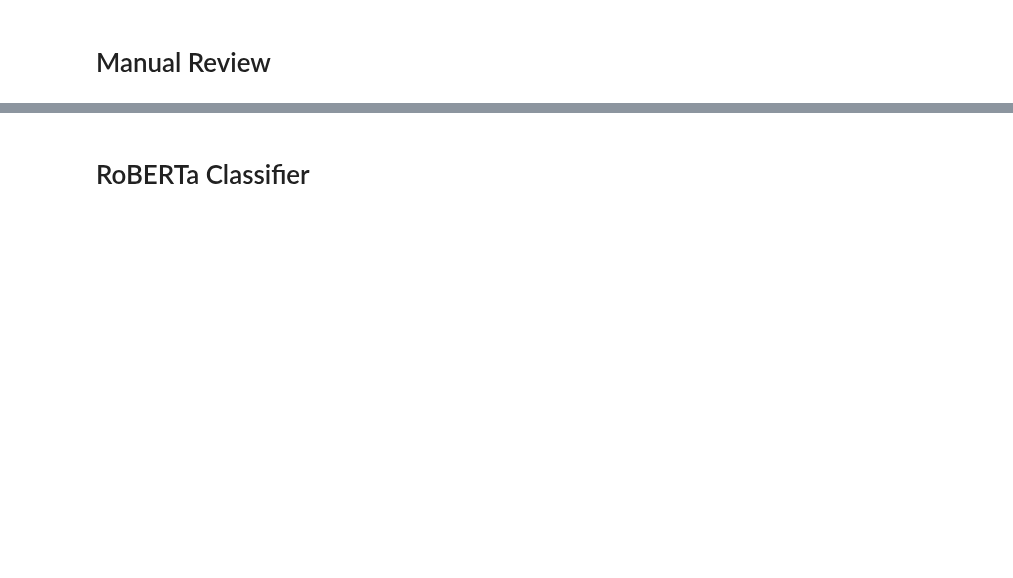
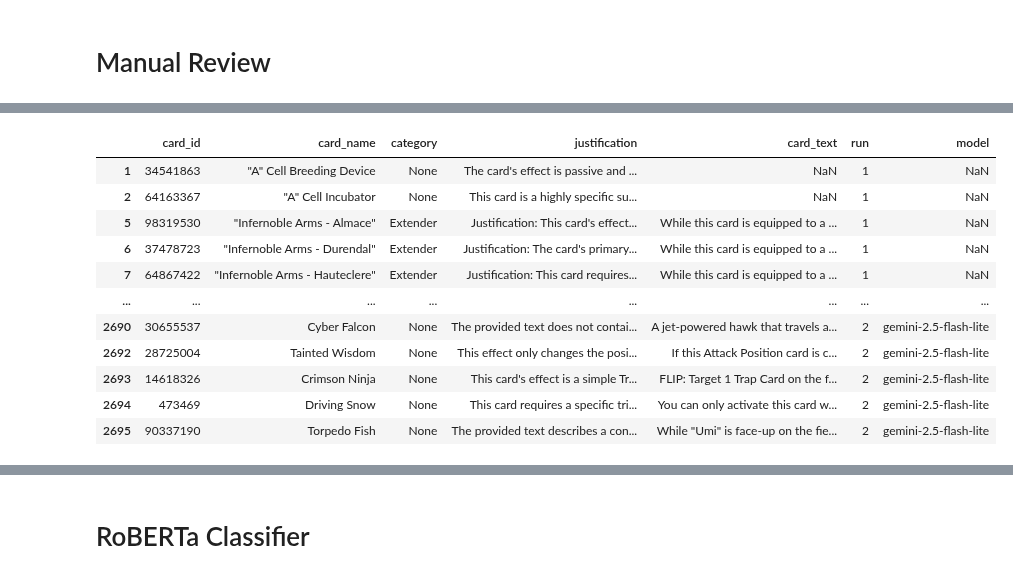
Before and after one commit to mlchrzan/Heart-of-the-Cards, a Jupyter notebook: Code/LLM_categorization.ipynb, the cells around one changed output, grey strips where cells are left out. Cells and saved outputs as stored; diff of their text form; code cells hidden in the pictures; blank space fills up the shorter version.

Commit message:
most recent pulls

```diff
--- a/Code/LLM_categorization.ipynb
+++ b/Code/LLM_categorization.ipynb
@@ -148,14 +149,14 @@ def categorize_card(card_name, local=True,
         result = response.text.strip()
         return result
 # %%
-def parse_response(card, response):
+def parse_response(card, model, response, run=None):
     """
     Parses the response from the Gemini API to extract the category and justification.
 
     Args:
-        response (google.genai.types.GenerateContentResponse): The response object from the Gemini API.
         card (str): The name of the card being categorized.
-        local (bool): If True, uses the local client; if False, uses the remote Gemini API.
+        model (str): The model used for categorization.
+        response (str): The response text from the LLM.
 
     Returns:
         dict: A dictionary containing the card ID, name, category, justification, and card text.
@@ -175,7 +176,9 @@ def parse_response(card, response):
         'card_name': [card],
         'category': [category],
         'justification': [justification],
-        'card_text': [data.loc[data['name'] == card, 'desc'].values[0]]
+        'card_text': [data.loc[data['name'] == card, 'desc'].values[0]],
+        'model': [model],
+        'run': run if run is not None else None
     })
 
     return new_row
@@ -446,0 +328,8 @@ Redoing 214 cards that are not in the expected categories.
+# %%
+# Redo any cards who aren't one of the expected categories
+redo_cards = results[~results['category'].isin(['Starter', 'Handtrap', 'Extender',
+                                                'Board Breaker', 'Garnet', 'None'])].copy()
+if not redo_cards.empty:
+    print(f"Redoing {len(redo_cards)} cards that are not in the expected categories.")
+
+# Check if the justification column has the category and pull it out using regex
@@ -446,0 +338,63 @@ Redoing 214 cards that are not in the expected categories.
+# %%
+def find_category(row):
+    '''
+    Helper function to find the category in the row.
+    It checks both the 'category' and 'justification' columns for a match.
+    '''
+    # First, try to find the category in the 'category' column itself
+    match = re.search(r'Category:\s*(\w+)', str(row['category']))
+    if match:
+        return match.group(1)
+
+    # If not found, try to find it in the 'justification' column
+    match = re.search(r'Category:\s*(\w+)', str(row['justification']))
+    if match:
+        return match.group(1)
+
+    # Otherwise, return the original category
+    return row['category']
+
+def fix_board(row):
+    '''
+    Helper function to fix the category if it is 'Board'.
+    This is a special case where 'Board' should be changed to 'Board Breaker'.
+    '''
+    # If the category is 'Board', change it to 'Board Breaker'
+    if row['category'] == 'Board':
+        return 'Board Breaker'
+    return row['category']
+
+def fix_category(row):
+    '''
+    Helper function to fix the category of a card.
+    It checks the 'category' and 'justification' columns for the category,
+    and applies the find_category and fix_board functions to ensure the category is correct.
+    If the category is still not one of the expected categories, it sets it to 'None', which after evaluating the justification columns seems to be appropriate. A new prompt could be created to handle this better in the future as the models are not returning None as a category.
+    '''
+    row['category'] = find_category(row)
+    row['category'] = fix_board(row)
+
+    # If the category is still not one of the expected categories, set it to 'None'
+    if row['category'] not in ['Starter', 'Handtrap', 'Extender',
+                               'Board Breaker', 'Garnet', 'None']:
+        return 'None'
+
+    return row['category']
+
+
+redo_cards['category'] = redo_cards.apply(fix_category, axis=1)
+
+redo_cards
+# %% [output]
+|  | card_id | card_name | category | justification | card_text | run | model |
+| 1 | 34541863 | "A" Cell Breeding Device | None | The card's effect is passive and ... | NaN | 1 | NaN |
+| 2 | 64163367 | "A" Cell Incubator | None | This card is a highly specific su... | NaN | 1 | NaN |
+| 5 | 98319530 | "Infernoble Arms - Almace" | Extender | Justification: This card's effect... | While this card is equipped to a ... | 1 | NaN |
+| 6 | 37478723 | "Infernoble Arms - Durendal" | Extender | Justification: The card's primary... | While this card is equipped to a ... | 1 | NaN |
+| 7 | 64867422 | "Infernoble Arms - Hauteclere" | Extender | Justification: This card requires... | While this card is equipped to a ... | 1 | NaN |
+| ... | ... | ... | ... | ... | ... | ... | ... |
+| 2690 | 30655537 | Cyber Falcon | None | The provided text does not contai... | A jet-powered hawk that travels a... | 2 | gemini-2.5-flash-lite |
+| 2692 | 28725004 | Tainted Wisdom | None | This effect only changes the posi... | If this Attack Position card is c... | 2 | gemini-2.5-flash-lite |
+| 2693 | 14618326 | Crimson Ninja | None | This card's effect is a simple Tr... | FLIP: Target 1 Trap Card on the f... | 2 | gemini-2.5-flash-lite |
+| 2694 | 473469 | Driving Snow | None | This card requires a specific tri... | You can only activate this card w... | 2 | gemini-2.5-flash-lite |
+| 2695 | 90337190 | Torpedo Fish | None | The provided text describes a con... | While "Umi" is face-up on the fie... | 2 | gemini-2.5-flash-lite |
```
Also changed, not shown: parts of 19 cells of this notebook, 6 other files.
